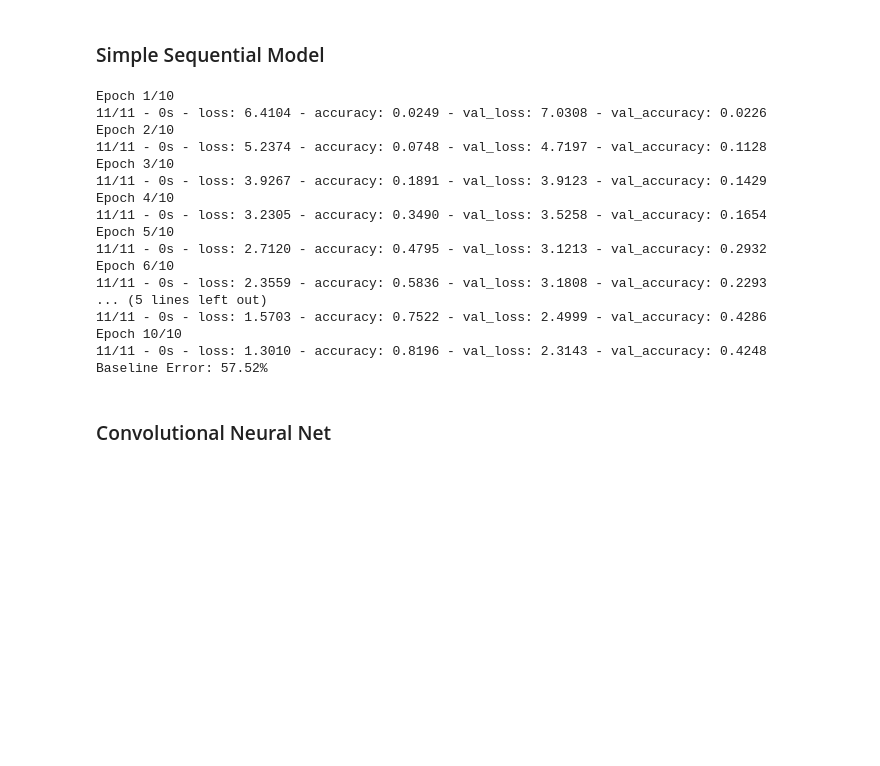
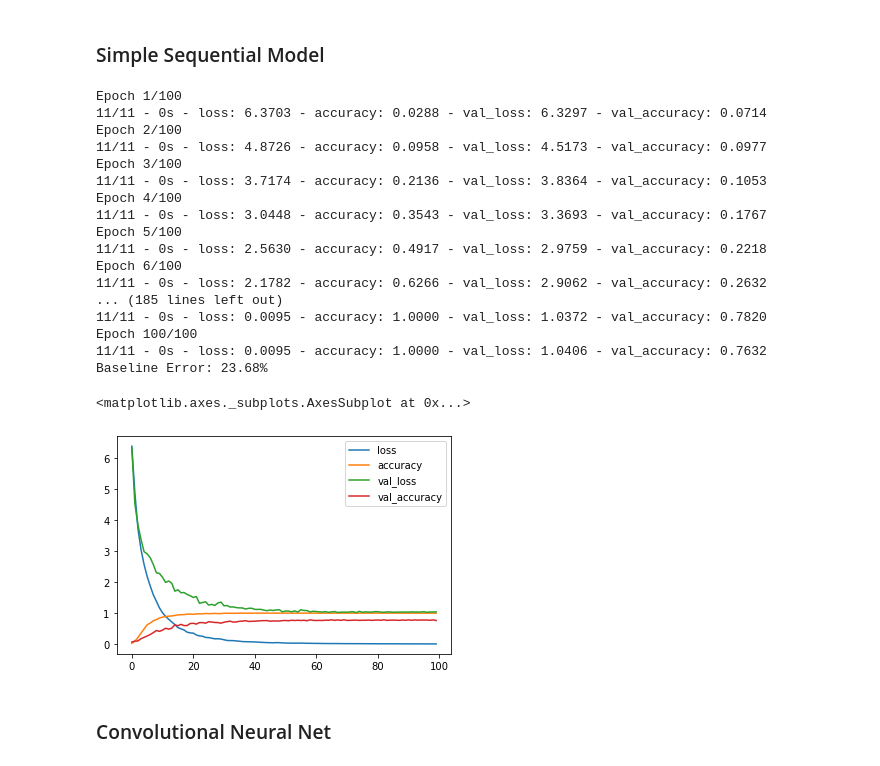
Before and after one commit to Dkashkett/Image_classification_using_CNNs, a Jupyter notebook: project2.ipynb, the cells around one changed output. Cells and saved outputs as stored; diff of their text form; code cells hidden in the pictures; blank space fills up the shorter version.

Commit message:
worked on POSE large cnn

```diff
--- a/project2.ipynb
+++ b/project2.ipynb
@@ -138,28 +159,34 @@ plt.show()
 # build the model
 pose_sequential = build_sequential(num_classes)
 # Fit the model
-pose_sequential.fit(X_train_flat, y_train, validation_data=(X_test_flat, y_test), epochs=10, batch_size=200, verbose=2)
+pose_seq_history = pose_sequential.fit(X_train_flat, y_train, validation_data=(X_test_flat, y_test), epochs=100, batch_size=200, verbose=2)
 # Final evaluation of the model
 scores = pose_sequential.evaluate(X_test_flat, y_test, verbose=0)
 print("Baseline Error: %.2f%%" % (100-scores[1]*100))
 # %% [output]
-Epoch 1/10
-11/11 - 0s - loss: 6.4104 - accuracy: 0.0249 - val_loss: 7.0308 - val_accuracy: 0.0226
-Epoch 2/10
-11/11 - 0s - loss: 5.2374 - accuracy: 0.0748 - val_loss: 4.7197 - val_accuracy: 0.1128
-Epoch 3/10
-11/11 - 0s - loss: 3.9267 - accuracy: 0.1891 - val_loss: 3.9123 - val_accuracy: 0.1429
-Epoch 4/10
-11/11 - 0s - loss: 3.2305 - accuracy: 0.3490 - val_loss: 3.5258 - val_accuracy: 0.1654
-Epoch 5/10
-11/11 - 0s - loss: 2.7120 - accuracy: 0.4795 - val_loss: 3.1213 - val_accuracy: 0.2932
-Epoch 6/10
-11/11 - 0s - loss: 2.3559 - accuracy: 0.5836 - val_loss: 3.1808 - val_accuracy: 0.2293
-... (5 lines left out)
-11/11 - 0s - loss: 1.5703 - accuracy: 0.7522 - val_loss: 2.4999 - val_accuracy: 0.4286
-Epoch 10/10
-11/11 - 0s - loss: 1.3010 - accuracy: 0.8196 - val_loss: 2.3143 - val_accuracy: 0.4248
-Baseline Error: 57.52%
+Epoch 1/100
+11/11 - 0s - loss: 6.3703 - accuracy: 0.0288 - val_loss: 6.3297 - val_accuracy: 0.0714
+Epoch 2/100
+11/11 - 0s - loss: 4.8726 - accuracy: 0.0958 - val_loss: 4.5173 - val_accuracy: 0.0977
+Epoch 3/100
+11/11 - 0s - loss: 3.7174 - accuracy: 0.2136 - val_loss: 3.8364 - val_accuracy: 0.1053
+Epoch 4/100
+11/11 - 0s - loss: 3.0448 - accuracy: 0.3543 - val_loss: 3.3693 - val_accuracy: 0.1767
+Epoch 5/100
+11/11 - 0s - loss: 2.5630 - accuracy: 0.4917 - val_loss: 2.9759 - val_accuracy: 0.2218
+Epoch 6/100
+11/11 - 0s - loss: 2.1782 - accuracy: 0.6266 - val_loss: 2.9062 - val_accuracy: 0.2632
+... (185 lines left out)
+11/11 - 0s - loss: 0.0095 - accuracy: 1.0000 - val_loss: 1.0372 - val_accuracy: 0.7820
+Epoch 100/100
+11/11 - 0s - loss: 0.0095 - accuracy: 1.0000 - val_loss: 1.0406 - val_accuracy: 0.7632
+Baseline Error: 23.68%
+# %%
+frame = pd.DataFrame(pose_seq_history.history)
+frame.plot()
+# %% [output]
+<matplotlib.axes._subplots.AxesSubplot at 0x...>
+[figure, added]
 # %% [markdown]
 ### Convolutional Neural Net
 # %%
```
Also changed, not shown: parts of 6 cells of this notebook.
